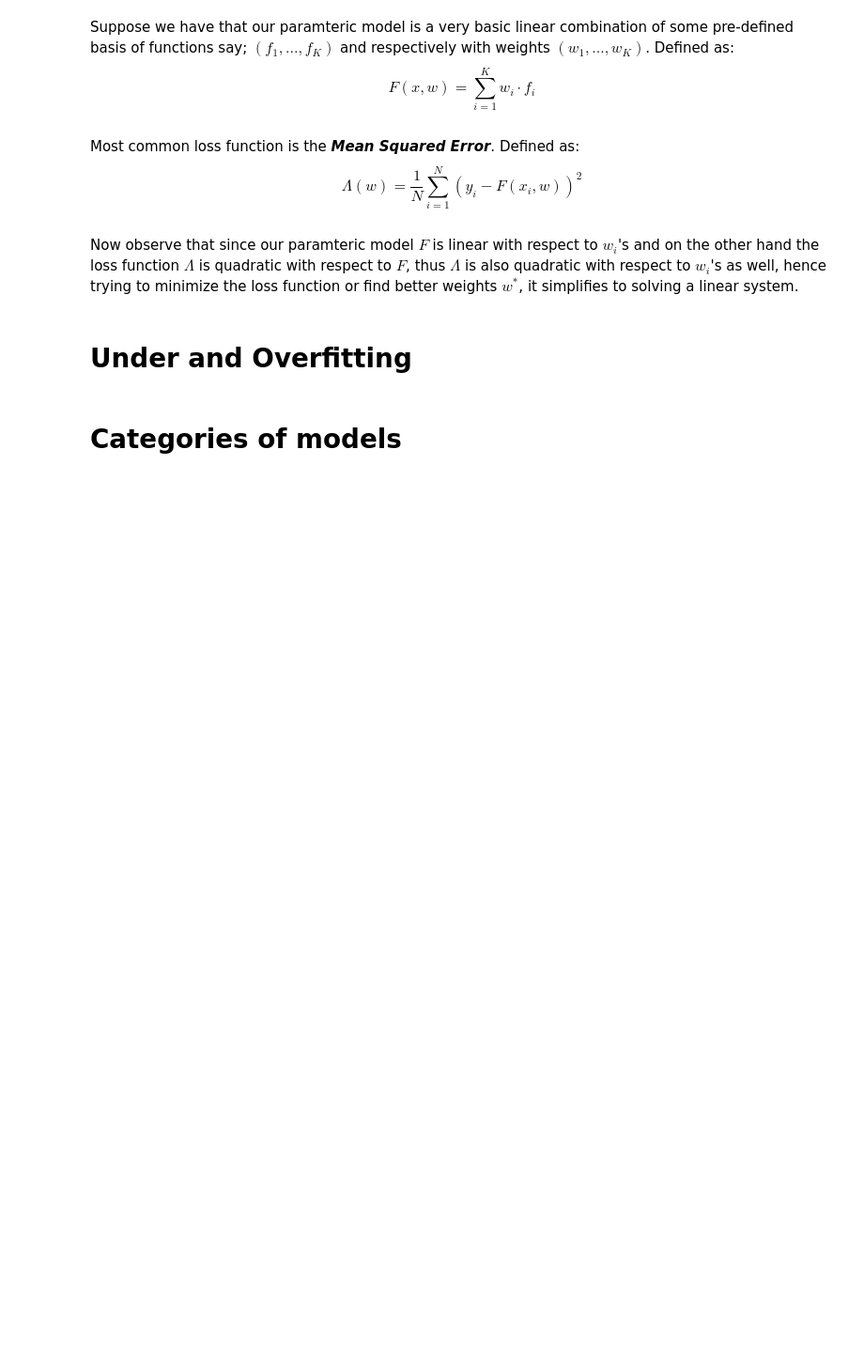
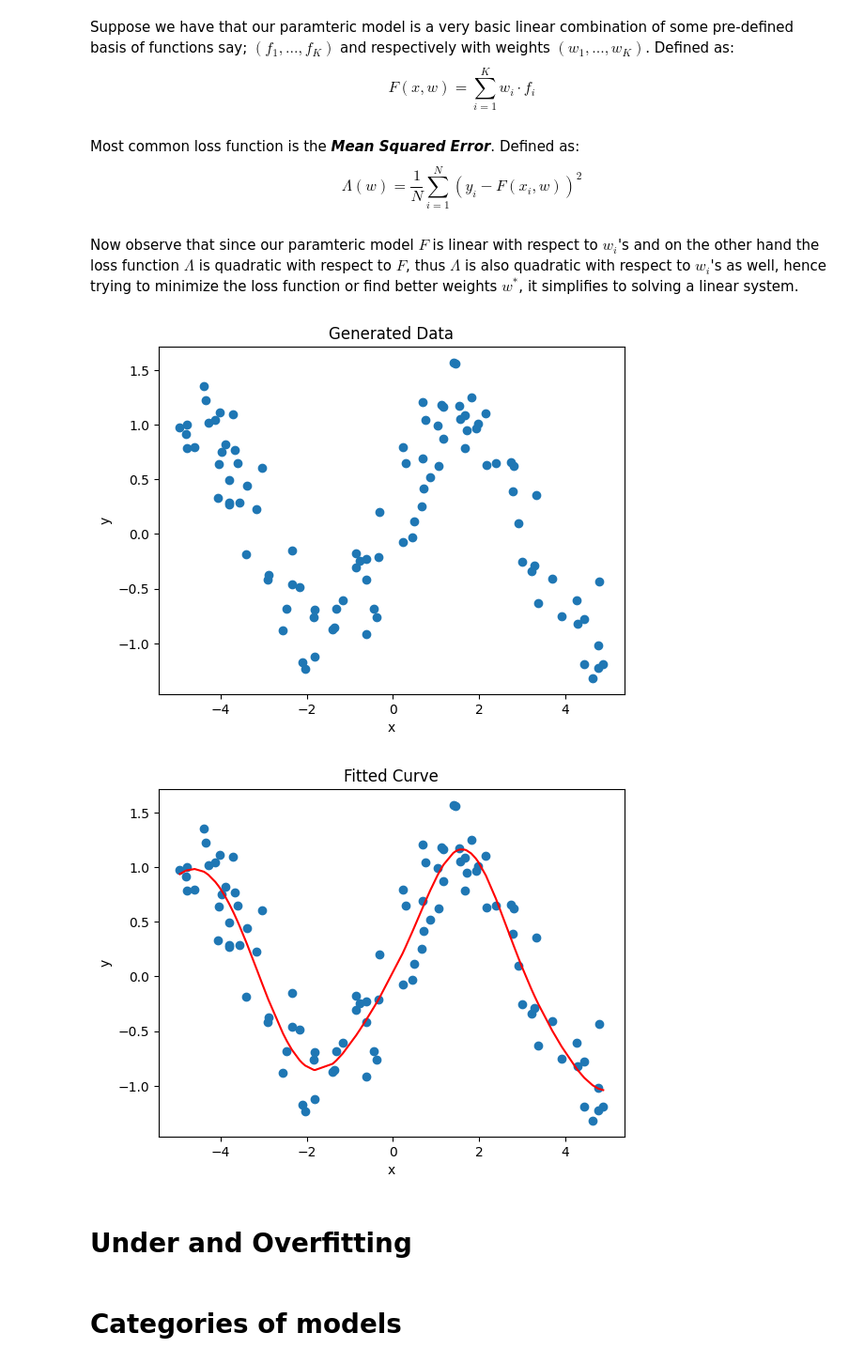
Before and after one commit to OmidVHeravi/DeepLearningExplorations, a Jupyter notebook: DeepLearningIntroCH1.ipynb, the cells around one changed output. Shown: that part at 94% size. Cells and saved outputs as stored; diff of their text form; code cells hidden in the pictures; blank space fills up the shorter version.

```diff
--- a/DeepLearningIntroCH1.ipynb
+++ b/DeepLearningIntroCH1.ipynb
@@ -32,6 +32,60 @@ $$
 $$
 # %% [markdown]
 Now observe that since our paramteric model $F$ is linear with respect to $w_i$'s and on the other hand the loss function $Λ$ is quadratic with respect to $F$, thus $Λ$ is also quadratic with respect to $w_i$'s as well, hence trying to minimize the loss function or find better weights $w^*$, it simplifies to solving a linear system.
+# %%
+#Below we try to implement the above discussion in some rudimentry code
+import numpy as np
+import matplotlib.pyplot as plt
+
+# Set the seed for reproducibility
+np.random.seed(0)
+
+# Number of data points
+N = 100
+
+# Generate some random data
+x = np.random.uniform(-5, 5, N)
+y = np.sin(x) + np.random.normal(0, 0.3, N)
+
+# Plot the data
+plt.scatter(x, y)
+plt.title("Generated Data")
+plt.xlabel("x")
+plt.ylabel("y")
+plt.show()
+
+# Define the number of basis functions to use
+num_basis_functions = 10
+
+# Define the mean and standard deviation of the Gaussian basis functions
+means = np.linspace(-5, 5, num_basis_functions)
+std_dev = 1.0
+
+# Define the Gaussian basis functions
+def gaussian_basis(x, mu, sigma):
+    return np.exp(-(x - mu)**2 / (2 * sigma**2))
+
+# Calculate the design matrix
+X = np.empty((N, num_basis_functions))
+for i in range(num_basis_functions):
+    X[:, i] = gaussian_basis(x, means[i], std_dev)
+
+# Calculate the weights using the normal equation
+weights = np.linalg.inv(X.T @ X) @ X.T @ y
+
+# Calculate the predictions
+y_pred = X @ weights
+
+# Plot the data and the fitted curve
+plt.scatter(x, y)
+plt.plot(np.sort(x), y_pred[np.argsort(x)], color='red')
+plt.title("Fitted Curve")
+plt.xlabel("x")
+plt.ylabel("y")
+plt.show()
+# %% [output]
+[figure, added]
+[figure, added]
 # %% [markdown]
 # Under and Overfitting
 # %% [markdown]
```
